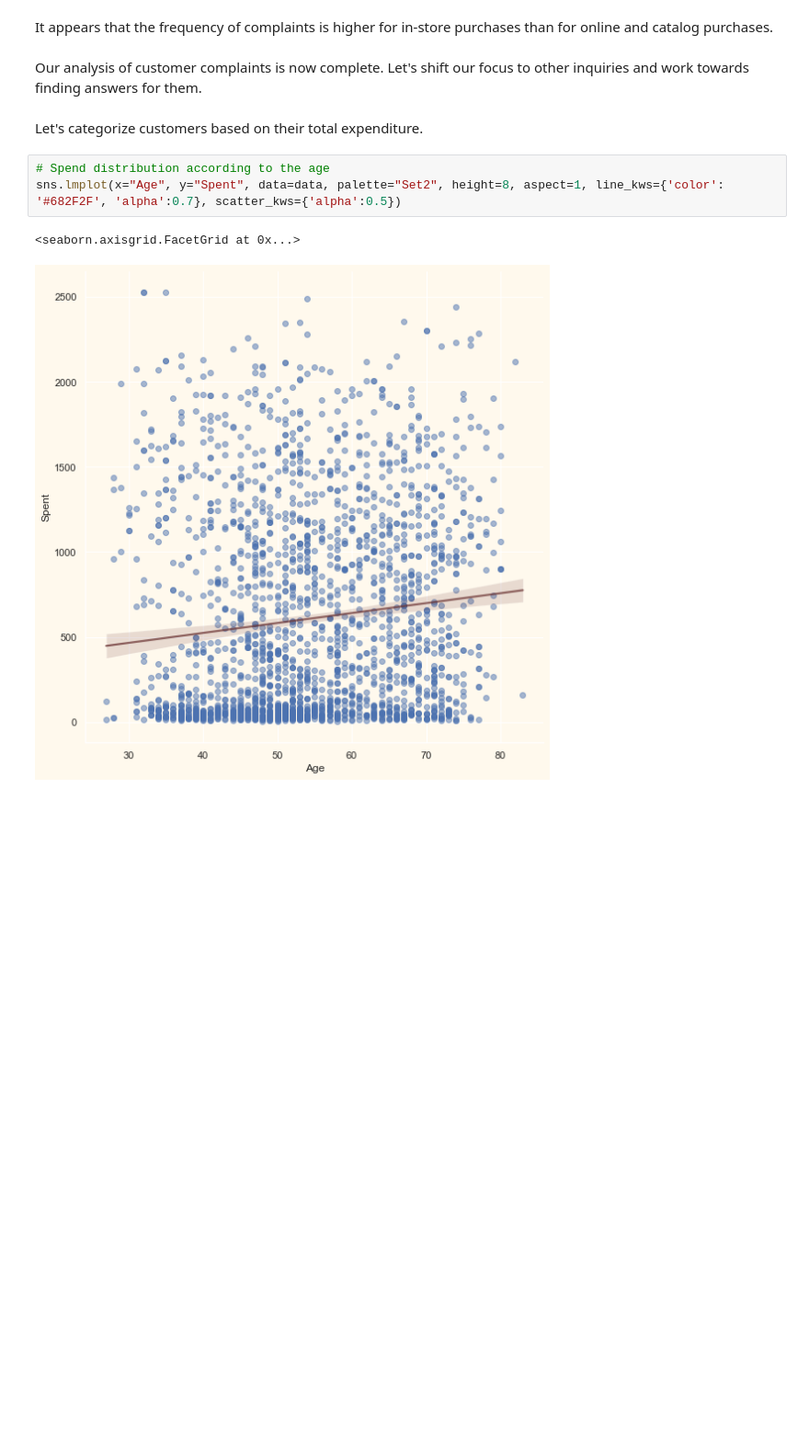
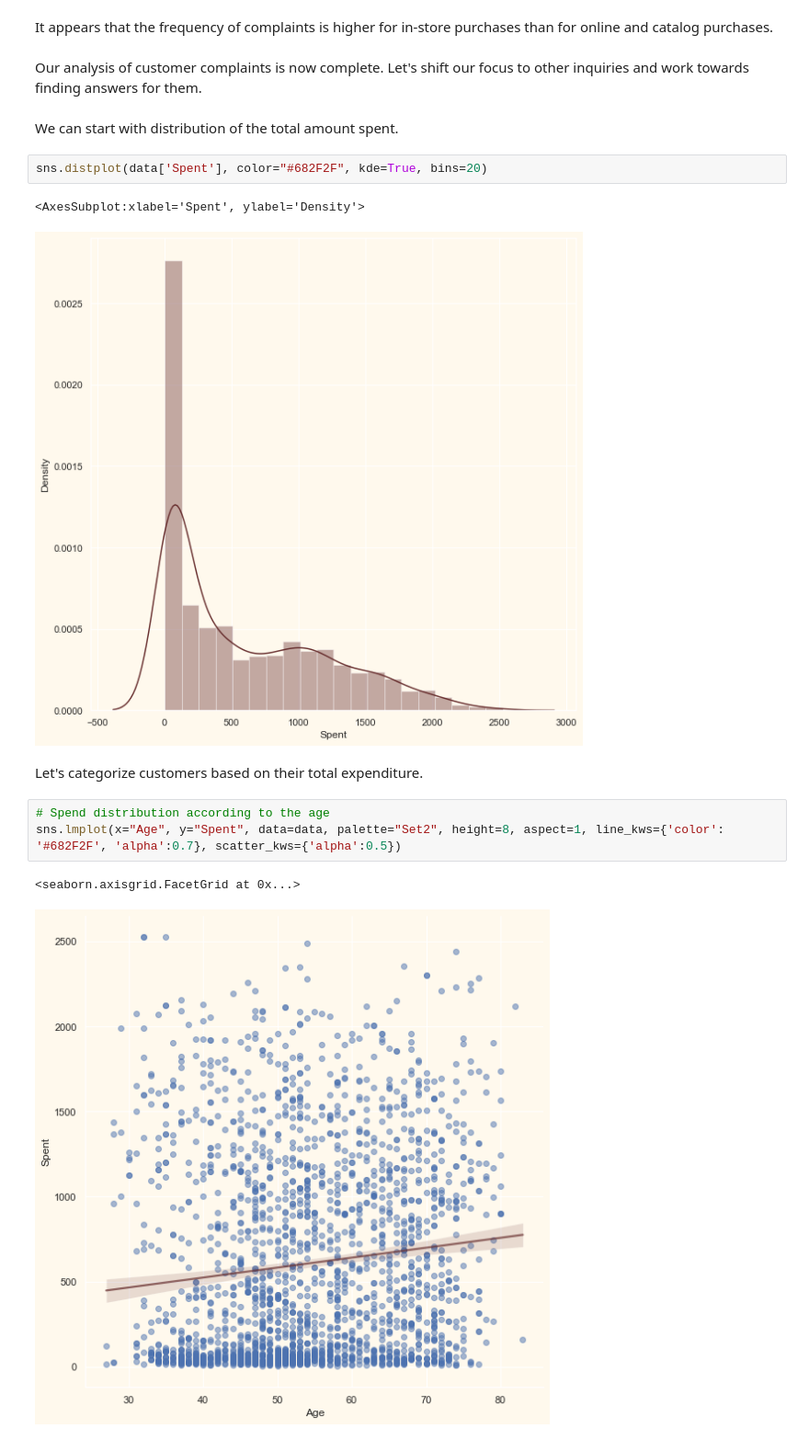
Before and after one commit to utkuozbudak/customer_personality_analysis, a Jupyter notebook: customer_analysis.ipynb, the cells around one changed output. Shown: that part at 92% size. Drawn from its saved outputs; the diff is of its cells as text; blank space fills up the shorter version.

```diff
--- a/customer_analysis.ipynb
+++ b/customer_analysis.ipynb
@@ -402,6 +403,13 @@ sns.catplot(x='Purchase Channel', y='Number of Purchases', hue='Purchase Channel
 It appears that the frequency of complaints is higher for in-store purchases than for online and catalog purchases.
 # %% [markdown]
 Our analysis of customer complaints is now complete. Let's shift our focus to other inquiries and work towards finding answers for them.
+# %% [markdown]
+We can start with distribution of the total amount spent.
+# %%
+sns.distplot(data['Spent'], color="#682F2F", kde=True, bins=20)
+# %% [output]
+<AxesSubplot:xlabel='Spent', ylabel='Density'>
+[figure, added]
 # %% [markdown]
 Let's categorize customers based on their total expenditure.
 # %%
```
Also changed, not shown: parts of 14 cells of this notebook.
